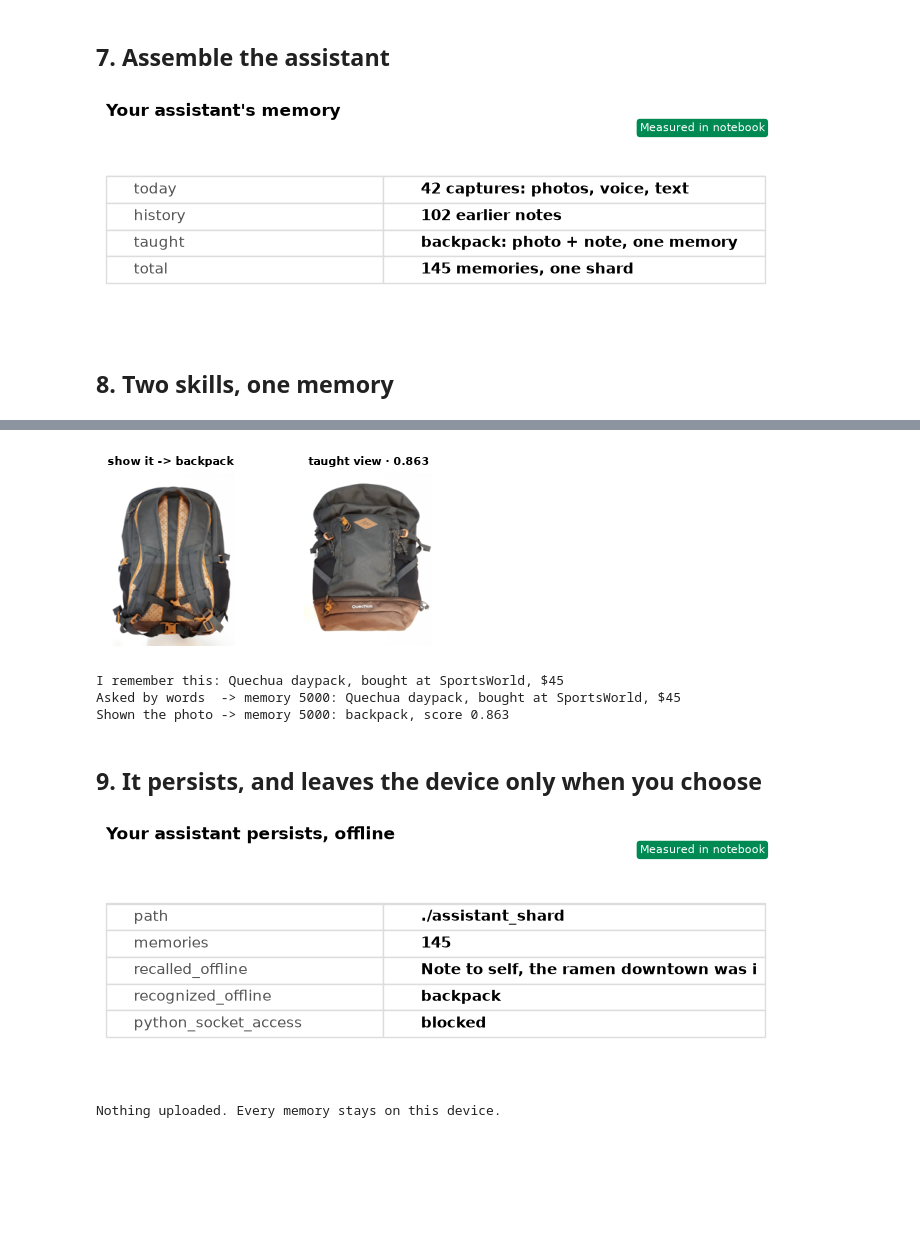
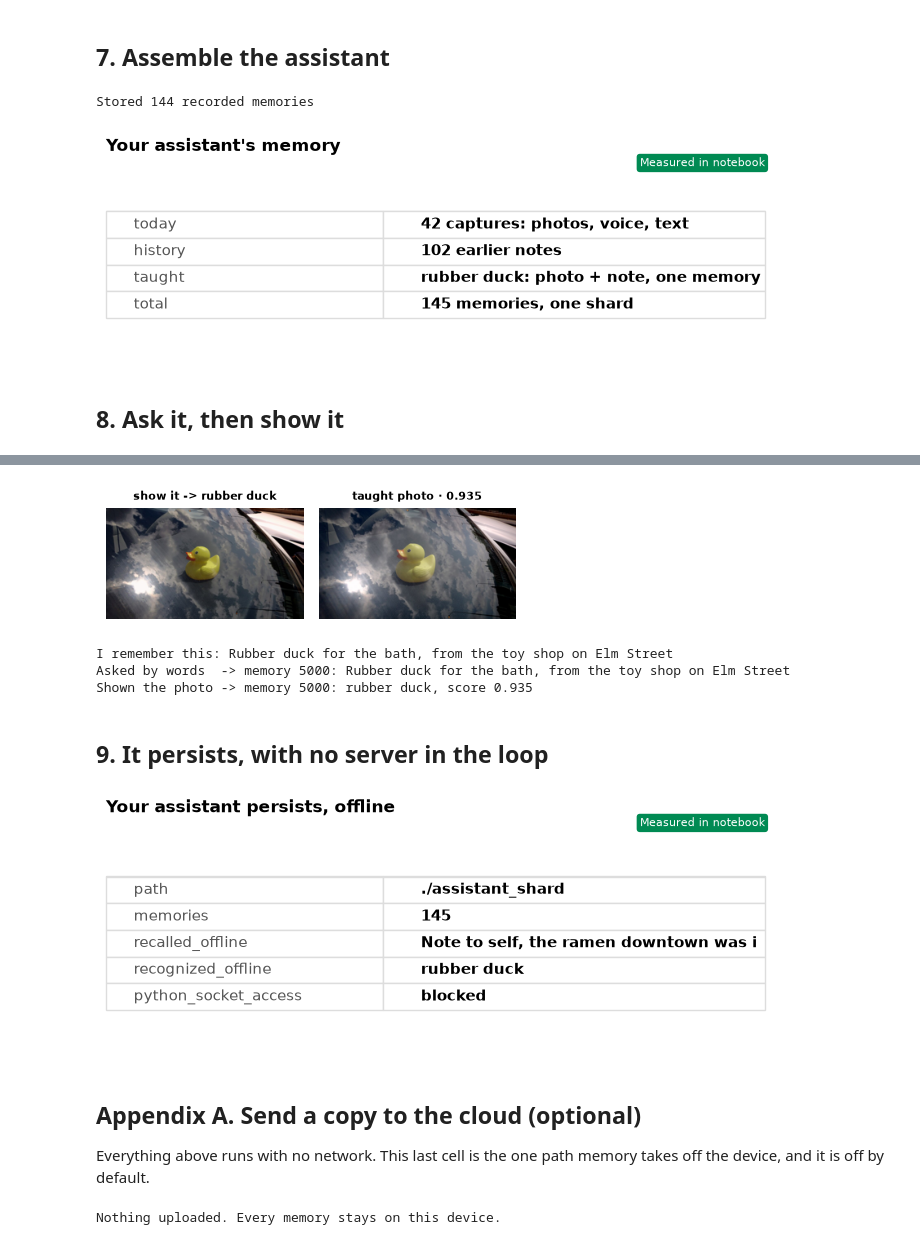
Before and after one commit to Dylancouzon/on-device-memory-course, a Jupyter notebook: L5/L5.ipynb, the cells around one changed output, grey strips where cells are left out. Drawn from its saved outputs; the diff is of its cells as text; code cells hidden in the pictures; blank space fills up the shorter version.

```diff
--- a/L5/L5.ipynb
+++ b/L5/L5.ipynb
@@ -58,19 +60,17 @@ def teach(shard, object_id, label, view_paths, start_id, note=None):
     ]
     shard.update(UpdateOperation.upsert_points(points))
     shard.optimize()
-    # flush to disk now, so a taught memory survives a power cut, not only a
-    # clean shutdown — the same durability a battery-powered device needs
+    # flush to disk now: a taught memory should survive a power cut
     shard.flush()
 
 
-teach(object_shard, "lithops", "lithops (living stone)",
-      ["../data/objects/lithops_1.jpg",
-       "../data/objects/lithops_2.jpg"], start_id=0)
-teach(object_shard, "backpack", "backpack",
-      ["../data/objects/backpack_1.jpg"], start_id=100)
-show_images(["../data/objects/lithops_1.jpg",
-             "../data/objects/lithops_2.jpg",
-             "../data/objects/backpack_1.jpg"],
-            captions=["lithops · view 1", "lithops · view 2",
-                      "backpack · its only view"])
+SEEDS = [("bicycle", "a bicycle"),
+         ("chess_set", "a chess set"),
+         ("camera", "a camera")]
+for i, (name, label) in enumerate(SEEDS):
+    teach(object_shard, name, label,
+          [f"../data/bank/{name}.jpg"], start_id=i)
+
+show_images([f"../data/bank/{name}.jpg" for name, _ in SEEDS],
+            captions=[label for _, label in SEEDS])
 # %% [output]
@@ -165,21 +163,23 @@ assistant_shard.update(UpdateOperation.upsert_points([
     Point(id=m["id"], vector={"image": image_vectors[i]}, payload=m)
     for i, m in enumerate(photos)
 ]))
-
-teach(assistant_shard, "backpack", "backpack",
-      ["../data/objects/backpack_1.jpg"], start_id=5000,
-      note="Quechua daypack, bought at SportsWorld, $45")
-
-receipt_table([
-    ("today", f"{len(day)} captures: photos, voice, text"),
-    ("history", f"{len(history)} earlier notes"),
-    ("taught", "backpack: photo + note, one memory"),
-    ("total", f"{assistant_shard.info().points_count} memories, one shard"),
-], title="Your assistant's memory")
+print("Stored", assistant_shard.info().points_count, "recorded memories")
 # %% [output]
-[figure, removed]
+Stored 144 recorded memories
+# %%
+teach(assistant_shard, "my_subject", MY_LABEL,
+      [teach_photos[0]], start_id=5000, note=MY_NOTE)
+
+receipt_table([
+    ("today", f"{len(day)} captures: photos, voice, text"),
+    ("history", f"{len(history)} earlier notes"),
+    ("taught", f"{MY_LABEL}: photo + note, one memory"),
+    ("total", f"{assistant_shard.info().points_count} memories, one shard"),
+], title="Your assistant's memory")
+# %% [output]
+[figure, added]
 # %% [markdown]
-## 8. Two skills, one memory
+## 8. Ask it, then show it
 # %%
 from helper import embed_query, embed_query_clip, memory_inbox
 
@@ -214,34 +214,34 @@ memory_inbox(hits, "../data/images")
 # %% [output]
 [interactive output not drawn]
 # %%
-top, known, _ = recognize(assistant_shard, "../data/objects/backpack_2.jpg")
+top, known, _ = recognize(assistant_shard, test_photo)
 verdict = top.payload["label"] if known else "UNKNOWN"
-show_images(["../data/objects/backpack_2.jpg", top.payload["file"]],
+show_images([test_photo, top.payload["file"]],
             captions=[f"show it -> {verdict}",
-                      f"taught view · {top.score:.3f}"])
+                      f"taught photo · {top.score:.3f}"])
 if known:
     print("I remember this:", top.payload["note"])
 
-# One memory, two ways in: find the same point by words.
-my_question = "what did I buy at SportsWorld?"
+# Change this to match your own note above.
+my_question = "what did I get at the toy shop?"
 text_hits = assistant_shard.query(
     QueryRequest(
         query=Query.Nearest(embed_query(my_question), using="text"),
         limit=1,
         with_payload=True,
     )
 )
 found = text_hits[0]
 print(f"Asked by words  -> memory {found.id}: {found.payload['note']}")
 print(f"Shown the photo -> memory {top.id}: {top.payload['label']},",
       f"score {top.score:.3f}")
 # %% [output]
-[figure, old version]
+[figure, new version]
-I remember this: Quechua daypack, bought at SportsWorld, $45
-Asked by words  -> memory 5000: Quechua daypack, bought at SportsWorld, $45
-Shown the photo -> memory 5000: backpack, score 0.863
+I remember this: Rubber duck for the bath, from the toy shop on Elm Street
+Asked by words  -> memory 5000: Rubber duck for the bath, from the toy shop on Elm Street
+Shown the photo -> memory 5000: rubber duck, score 0.935
 # %% [markdown]
-## 9. It persists, and leaves the device only when you choose
+## 9. It persists, with no server in the loop
 # %%
 from helper import no_network, receipt_table
 
@@ -250,8 +250,7 @@ assistant_shard.close()
 with no_network():
     assistant_shard = EdgeShard.load(ASSISTANT_DIR)
     hits = recall(assistant_shard, "the ramen place downtown")
-    top, known, _ = recognize(assistant_shard,
-                              "../data/objects/backpack_2.jpg")
+    top, known, _ = recognize(assistant_shard, test_photo)
 
 receipt_table([
     ("path", ASSISTANT_DIR),
@@ -261,7 +260,12 @@ receipt_table([
     ("python_socket_access", "blocked"),
 ], title="Your assistant persists, offline")
 # %% [output]
-[figure, old version]
+[figure, new version]
+# %% [markdown]
+## Appendix A. Send a copy to the cloud (optional)
+
+Everything above runs with no network. This last cell is the one path memory
+takes off the device, and it is off by default.
 # %%
 import os
 from qdrant_edge import ScrollRequest
```
Also changed, not shown: parts of 11 cells of this notebook, 17 other files.
